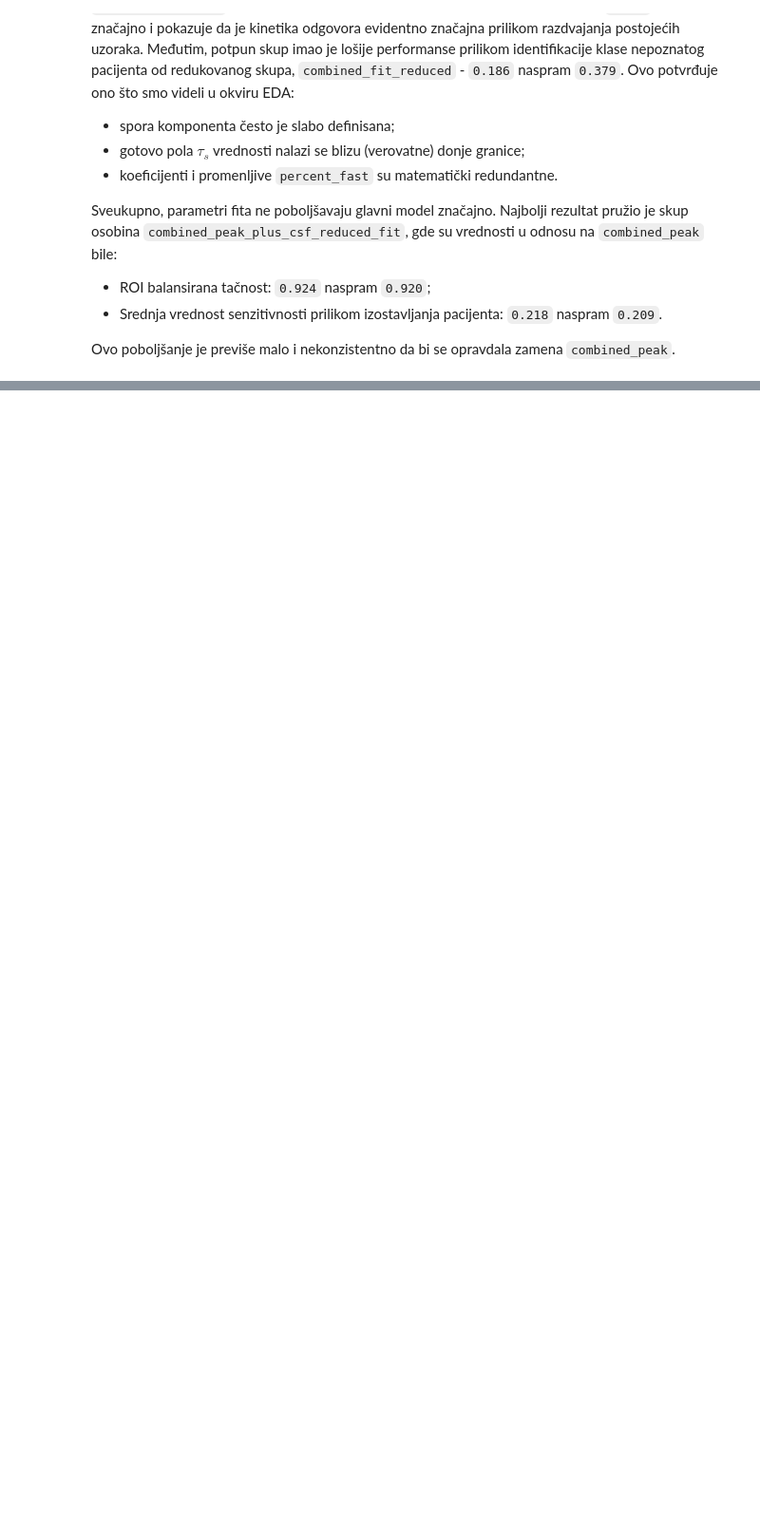
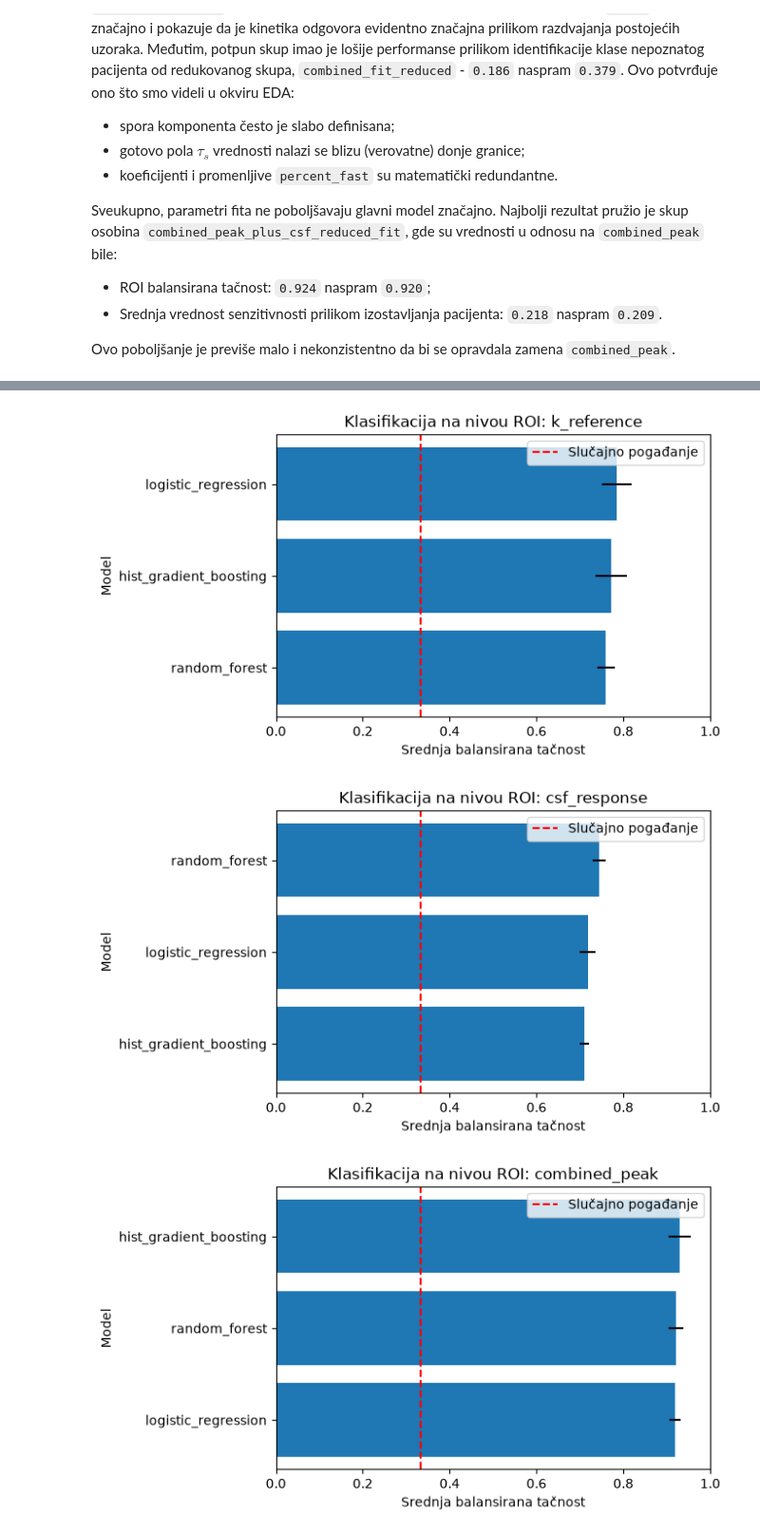
Before and after one commit to peraj-17/MasterProjekatPetarJ, a Jupyter notebook: notebooks/03_modeling.ipynb, the cells around one changed output, grey strips where cells are left out. Shown at 95% size. Drawn from its saved outputs; the diff is of its cells as text; code cells hidden in the pictures; blank space fills up the shorter version.

```diff
--- a/notebooks/03_modeling.ipynb
+++ b/notebooks/03_modeling.ipynb
@@ -1995,0 +2299,16 @@ Ovo poboljšanje je previše malo i nekonzistentno da bi se opravdala zamena `co
+# %%
+# Kombinovanje rezultata
+nonlinear_cv_results = pd.DataFrame(
+    nonlinear_cv_rows
+)
+
+nonlinear_cv_results[
+    "balanced_accuracy_gap"
+] = (
+    nonlinear_cv_results[
+        "train_balanced_accuracy_mean"
+    ]
+    - nonlinear_cv_results[
+        "test_balanced_accuracy_mean"
+    ]
+)
@@ -1995,0 +2554,48 @@ Ovo poboljšanje je previše malo i nekonzistentno da bi se opravdala zamena `co
+# %%
+# Vizuelizacija glavnih dosadašnjih rezultata
+for feature_set_name in nonlinear_feature_sets:
+
+    plot_data = (
+        nonlinear_cv_results.loc[
+            nonlinear_cv_results[
+                "feature_set"
+            ] == feature_set_name
+        ]
+        .sort_values(
+            "test_balanced_accuracy_mean"
+        )
+    )
+
+    plt.figure(figsize=(7, 4))
+
+    plt.barh(
+        plot_data["model"],
+        plot_data[
+            "test_balanced_accuracy_mean"
+        ],
+        xerr=plot_data[
+            "test_balanced_accuracy_std"
+        ],
+    )
+
+    plt.axvline(
+        1 / 3,
+        linestyle="--",
+        color="red",
+        label="Slučajno pogađanje",
+    )
+
+    plt.xlabel("Srednja balansirana tačnost")
+    plt.ylabel("Model")
+    plt.title(
+        f"Klasifikacija na nivou ROI: "
+        f"{feature_set_name}"
+    )
+    plt.xlim(0, 1)
+    plt.legend()
+    plt.tight_layout()
+    plt.show()
+# %% [output]
+[figure, added]
+[figure, added]
+[figure, added]
```
Also changed, not shown: parts of 44 cells of this notebook, 22 other files.
